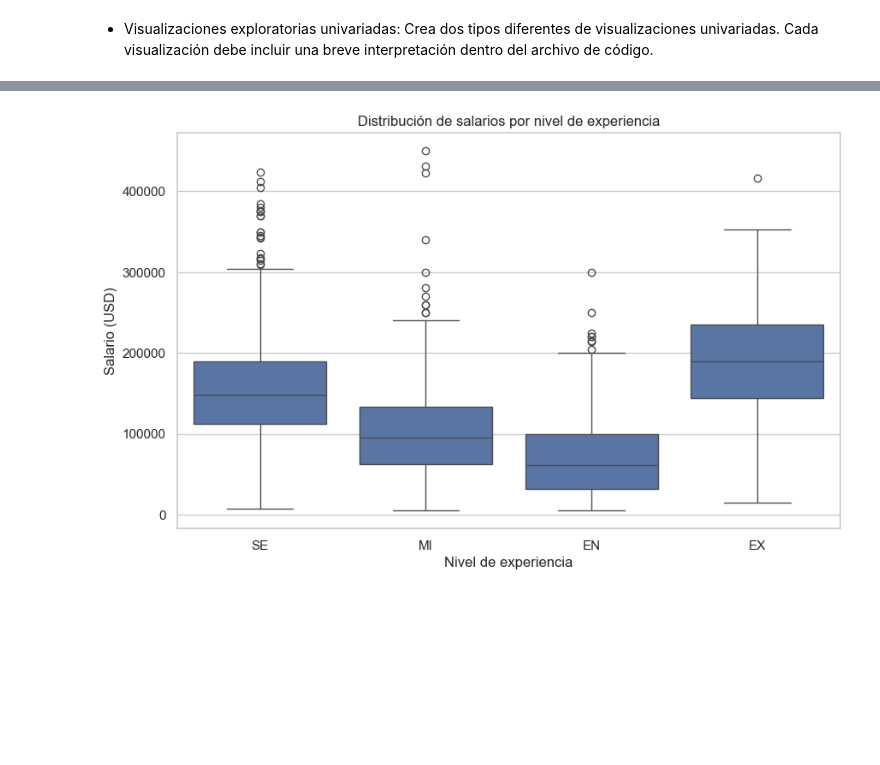
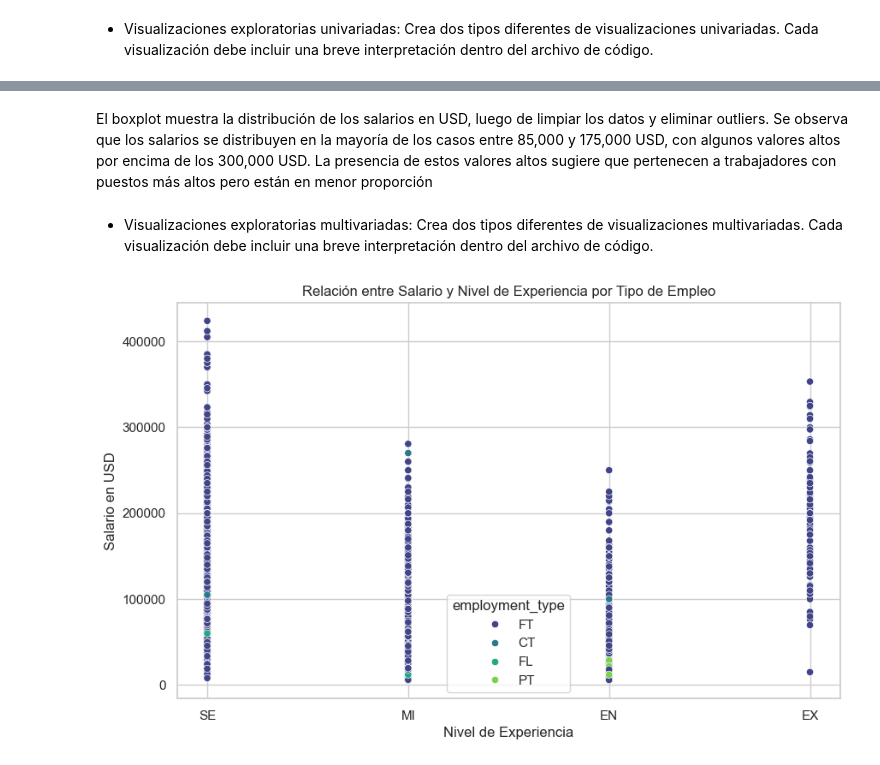
Before and after one commit to gonzalofe/Analizando-los-Salarios-en-Ciencia-de-Datos-en-2023, a Jupyter notebook: notebooks/analisis_salarios.ipynb, the cells around one changed output, grey strips where cells are left out. Drawn from its saved outputs; the diff is of its cells as text; code cells hidden in the pictures; blank space fills up the shorter version.

```diff
--- a/notebooks/analisis_salarios.ipynb
+++ b/notebooks/analisis_salarios.ipynb
@@ -177,0 +166,2 @@ SE               192475.00  7500000.00
+# %%
+df_limpio = df_limpio[~((df_limpio['experience_level'].isin(['EN', 'MI'])) & (df_limpio['salary_in_usd'] >= 300000))]
@@ -178,3 +195,6 @@ SE               192475.00  7500000.00
+# %%
+# Eliminar los outliers detectados
+df_limpio_sin_outliers = df_limpio[~df_limpio.index.isin(outliers.index)]
 # %% [markdown]
 
 ### 2. Exploración de datos con Python
@@ -195,14 +218,9 @@ plt.show()
 # %%
 
-
-# Set the theme for seaborn
-sns.set_theme(style="whitegrid")
-
-# Visualización exploratoria univariada: Distribucion de salarios en USD
+# Crear un boxplot para la variable salario en USD
 plt.figure(figsize=(10, 6))
-sns.histplot(df_limpio['salary_in_usd'], kde=True, bins=30)
-plt.title('Distribucion de Salarios (en USD)')
-plt.xlabel('Salario en USD')
-plt.ylabel('Frecuencia')
+sns.boxplot(x=df_limpio_sin_outliers['salary_in_usd'])
+plt.title('Diagrama de Caja de Salarios en USD')
+plt.xlabel('Salario')
 plt.show()
 # %% [output]
@@ -210,10 +228,14 @@ plt.show()
+# %% [markdown]
+El boxplot muestra la distribución de los salarios en USD, luego de limpiar los datos y eliminar outliers. Se observa que los salarios se distribuyen en la mayoría de los casos entre 85,000 y 175,000 USD, con algunos valores altos por encima de los 300,000 USD. La presencia de estos valores altos sugiere que pertenecen a trabajadores con puestos más altos pero están en menor proporción
+# %% [markdown]
+- Visualizaciones exploratorias multivariadas: Crea dos tipos diferentes de visualizaciones multivariadas. Cada visualización debe incluir una breve interpretación dentro del archivo de código.
 # %%
-# Crear un boxplot para el salario en función del nivel de experiencia
+# Scatter plot para visualizar la relación entre el salario y el nivel de experiencia
 plt.figure(figsize=(10, 6))
-sns.boxplot(x='experience_level', y='salary_in_usd', data=df_limpio)
-plt.title('Distribución de salarios por nivel de experiencia')
-plt.xlabel('Nivel de experiencia')
-plt.ylabel('Salario (USD)')
+sns.scatterplot(x='experience_level', y='salary_in_usd', hue='employment_type', data=df_limpio_sin_outliers, palette='viridis')
+plt.title('Relación entre Salario y Nivel de Experiencia por Tipo de Empleo')
+plt.xlabel('Nivel de Experiencia')
+plt.ylabel('Salario en USD')
 plt.show()
 # %% [output]
-[figure, old version]
+[figure, new version]
```
Also changed, not shown: parts of 25 cells of this notebook.
